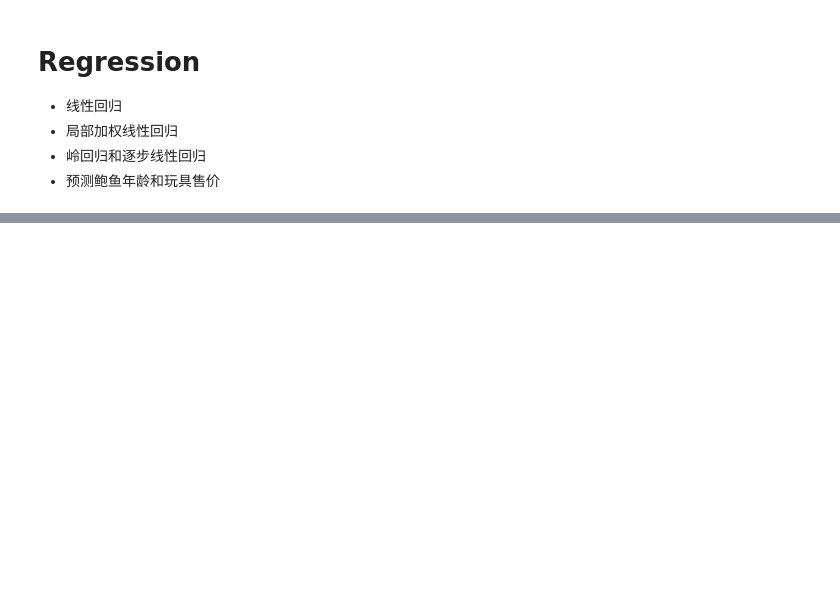
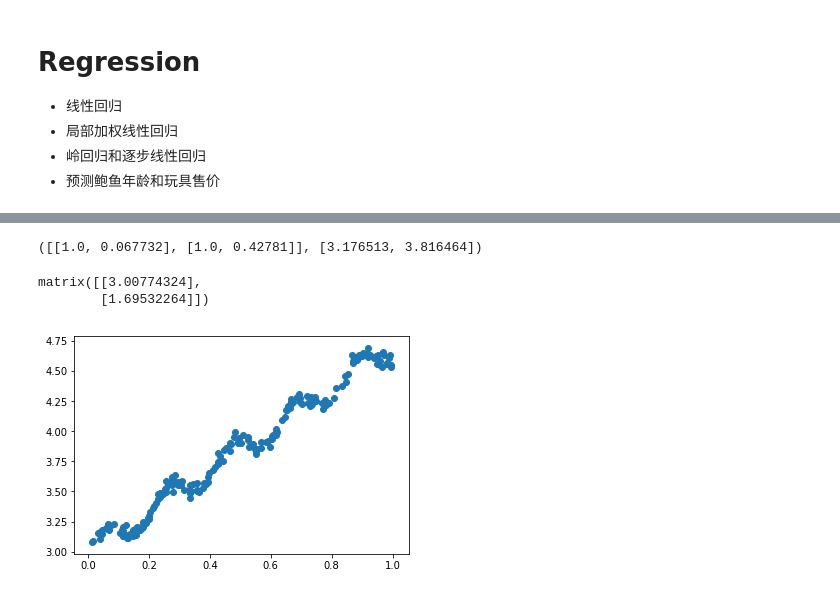
Before and after one commit to 21PIRLO21/Machine-Learning-in-Action, a Jupyter notebook: Ch08Predicting_numericvalues _values_Regression/Ch08-Predicting_numericvalues _values_Regression.ipynb, the cells around one changed output, grey strips where cells are left out. Drawn from its saved outputs; the diff is of its cells as text; code cells hidden in the pictures; blank space fills up the shorter version.

```diff
--- a/Ch08Predicting_numericvalues _values_Regression/Ch08-Predicting_numericvalues _values_Regression.ipynb
+++ b/Ch08Predicting_numericvalues _values_Regression/Ch08-Predicting_numericvalues _values_Regression.ipynb
@@ -6,0 +11,39 @@
+# %%
+def loadDataSet(fileName):
+    numFeat = len(open(fileName).readline().split('\t')) - 1
+    dataMat = []
+    labelMat = []
+    fr = open(fileName)
+    for line in fr.readlines():
+        lineArr = []
+        curLine = line.strip().split('\t')
+        for i in range(numFeat):
+            lineArr.append(float(curLine[i]))
+        dataMat.append(lineArr)
+        labelMat.append(float(curLine[-1]))
+    return dataMat, labelMat
+
+# 用来计算最佳拟合直线
+def standRegres(xArr, yArr):
+    xMat = mat(xArr)
+    yMat = mat(yArr).T
+    xTx = xMat.T*xMat
+    if linalg.det(xTx) == 0.0:
+        print 'This matrix is singular, cannot do inverse'
+        return
+    # NumPy的线性代数库还提供一个函数来解未知矩阵，如果使用该函数，
+    # 那么代码ws=xTx.I *(xMat.T*yMat)应写成
+    # ws=linalg.solve(xTx, xMat.T*yMatT)
+    ws = xTx.I * (xMat.T*yMat)
+    return ws
+# %%
+xArr, yArr = loadDataSet('ex0.txt')
+xArr[0:2], yArr[0:2]
+# %% [output]
+([[1.0, 0.067732], [1.0, 0.42781]], [3.176513, 3.816464])
+# %%
+ws = standRegres(xArr, yArr)
+ws
+# %% [output]
+matrix([[3.00774324],
+        [1.69532264]])
@@ -6,0 +52,13 @@
+# %%
+xMat = mat(xArr)
+yMat = mat(yArr)
+yHat = xMat * ws
+
+# 创建图像并绘出原始的数据
+fig = plt.figure()
+ax = fig.add_subplot(111)
+ax.scatter(xMat[:, 1].flatten().A[0], yMat.T[:, 0].flatten().A[0])
+
+plt.show()
+# %% [output]
+[figure, added]
```
Also changed, not shown: parts of 14 cells of this notebook.
